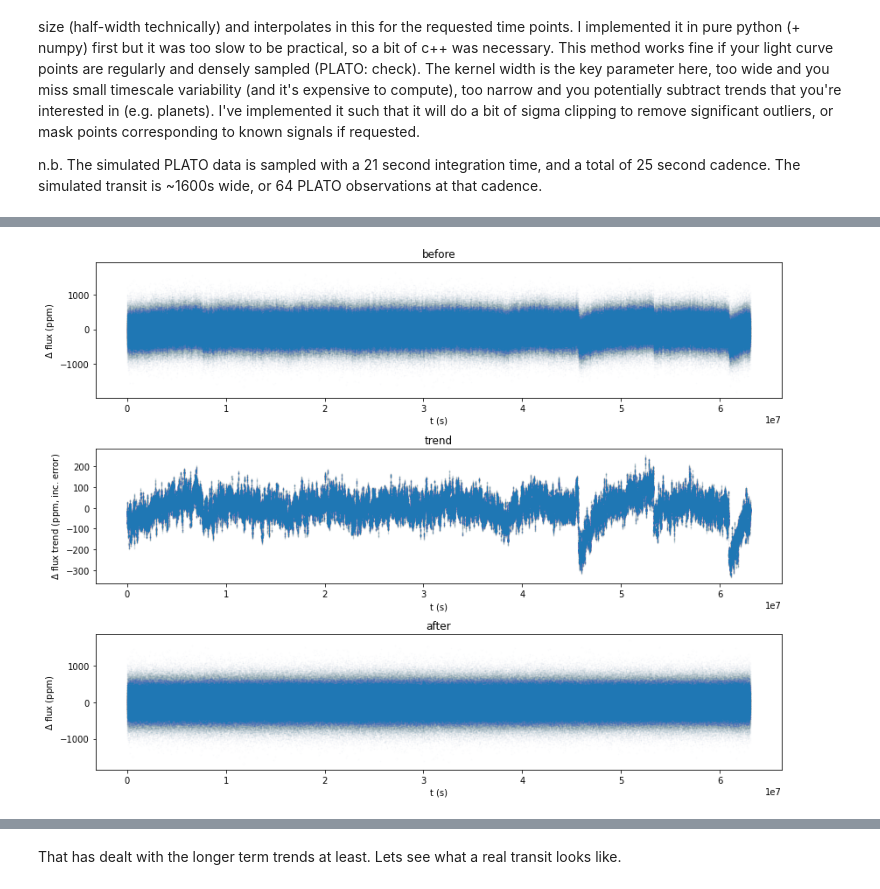
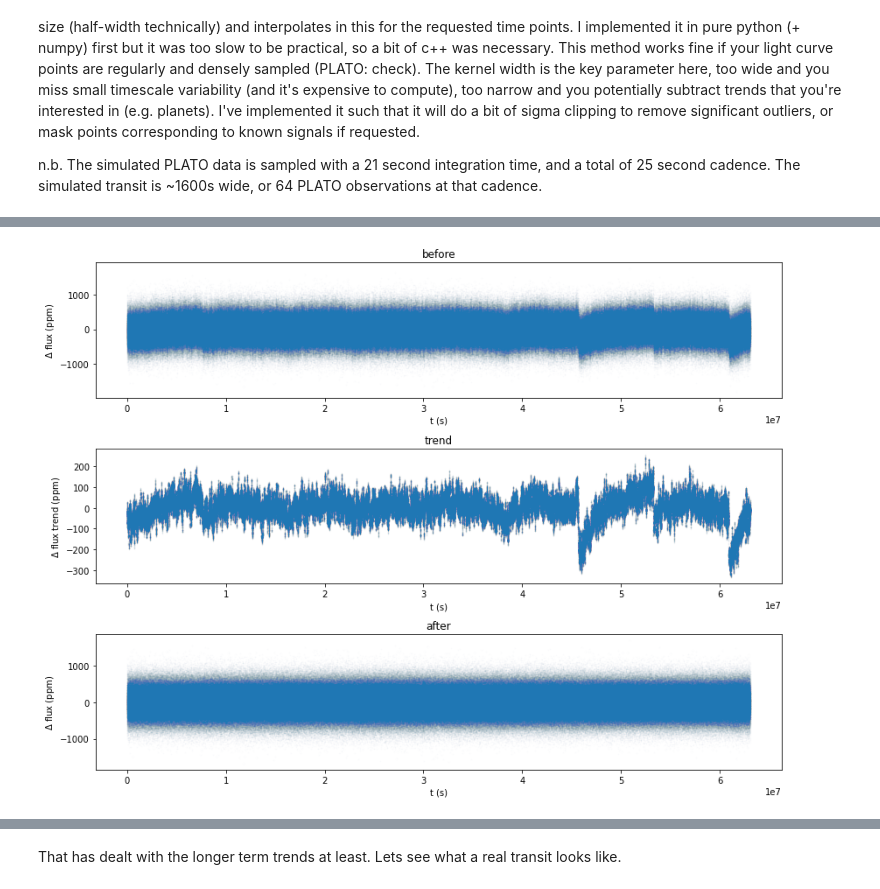
Before and after one commit to leigh2/PLATO_ring_sim, a Jupyter notebook: rpt_plato.ipynb, the cells around one changed output, grey strips where cells are left out. Cells and saved outputs as stored; diff of their text form; code cells hidden in the pictures.

```diff
--- a/rpt_plato.ipynb
+++ b/rpt_plato.ipynb
@@ -83,28 +83,28 @@ trend measured in 15.537s
 # %%
 plt.figure(figsize=(12,9))
 
 plt.subplot(311)
 plt.scatter(orig_data_nt["time"], orig_data_nt["dflux_ppm"], s=1, alpha=0.01)
 plt.xlabel("t (s)")
 plt.ylabel(r"$\Delta$ flux (ppm)")
 plt.title("before")
 
 plt.subplot(312)
 plt.scatter(orig_data_nt["time"], trend, s=1, alpha=0.01)
 plt.xlabel("t (s)")
-plt.ylabel(r"$\Delta$ flux trend (ppm, inc. error)")
+plt.ylabel(r"$\Delta$ flux trend (ppm)")
 plt.title("trend")
 
 plt.subplot(313)
 plt.scatter(orig_data_nt["time"], orig_data_nt["dflux_ppm"]-trend, s=1, alpha=0.01)
 plt.xlabel("t (s)")
 plt.ylabel(r"$\Delta$ flux (ppm)")
 plt.title("after")
 
 plt.tight_layout()
 plt.show()
 # %% [output]
-[figure, old version]
+[figure, new version]
 # %%
 sel = (orig_data_nt["time"]>3E7) & (orig_data_nt["time"]<3.01E7)
 
```
Also changed, not shown: parts of 3 cells of this notebook, 1 other file.
